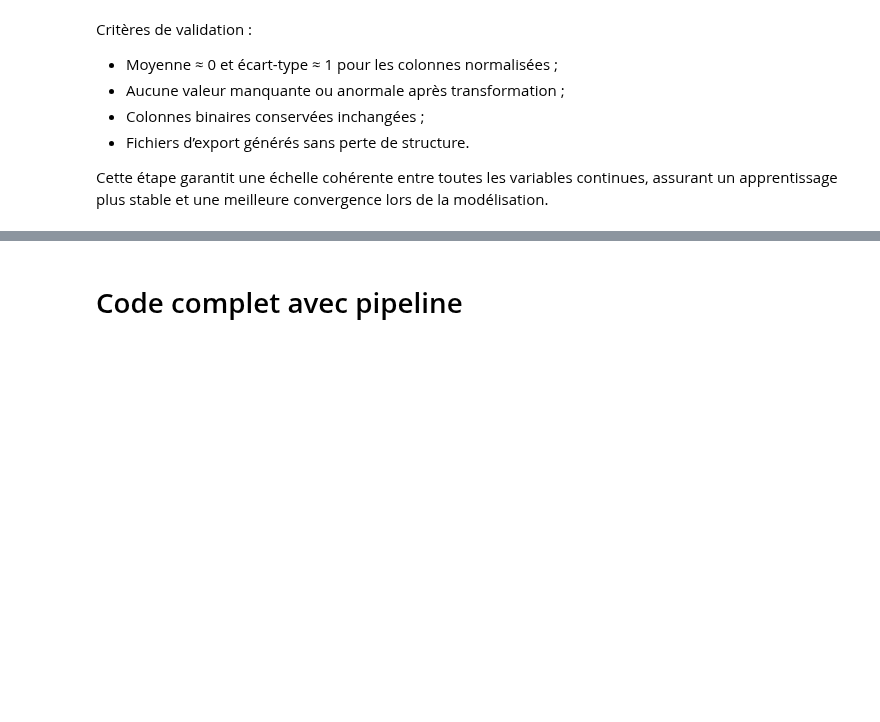
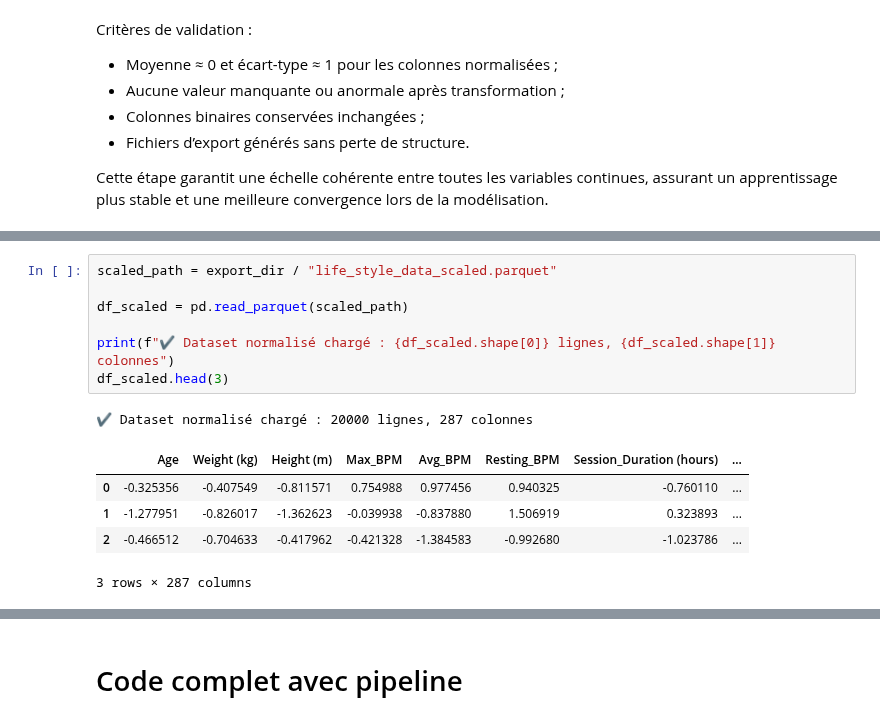
Before and after one commit to happy-developer/train.me, a Jupyter notebook: src/notebooks/preprocessing/life_style_data/preprocessing_life_style_data.ipynb, the cells around one changed output, grey strips where cells are left out. Cells and saved outputs as stored; diff of their text form; blank space fills up the shorter version.

```diff
--- a/src/notebooks/preprocessing/life_style_data/preprocessing_life_style_data.ipynb
+++ b/src/notebooks/preprocessing/life_style_data/preprocessing_life_style_data.ipynb
@@ -645,0 +662,14 @@ Cette étape garantit une échelle cohérente entre toutes les variables continu
+# %%
+scaled_path = export_dir / "life_style_data_scaled.parquet"
+
+df_scaled = pd.read_parquet(scaled_path)
+
+print(f"✔ Dataset normalisé chargé : {df_scaled.shape[0]} lignes, {df_scaled.shape[1]} colonnes")
+df_scaled.head(3)
+# %% [output]
+✔ Dataset normalisé chargé : 20000 lignes, 287 colonnes
+|  | Age | Weight (kg) | Height (m) | Max_BPM | Avg_BPM | Resting_BPM | Session_Duration (hours) | ... |
+| 0 | -0.325356 | -0.407549 | -0.811571 | 0.754988 | 0.977456 | 0.940325 | -0.760110 | ... |
+| 1 | -1.277951 | -0.826017 | -1.362623 | -0.039938 | -0.837880 | 1.506919 | 0.323893 | ... |
+| 2 | -0.466512 | -0.704633 | -0.417962 | -0.421328 | -1.384583 | -0.992680 | -1.023786 | ... |
+3 rows × 287 columns
```
Also changed, not shown: parts of 12 cells of this notebook, 5 other files.
